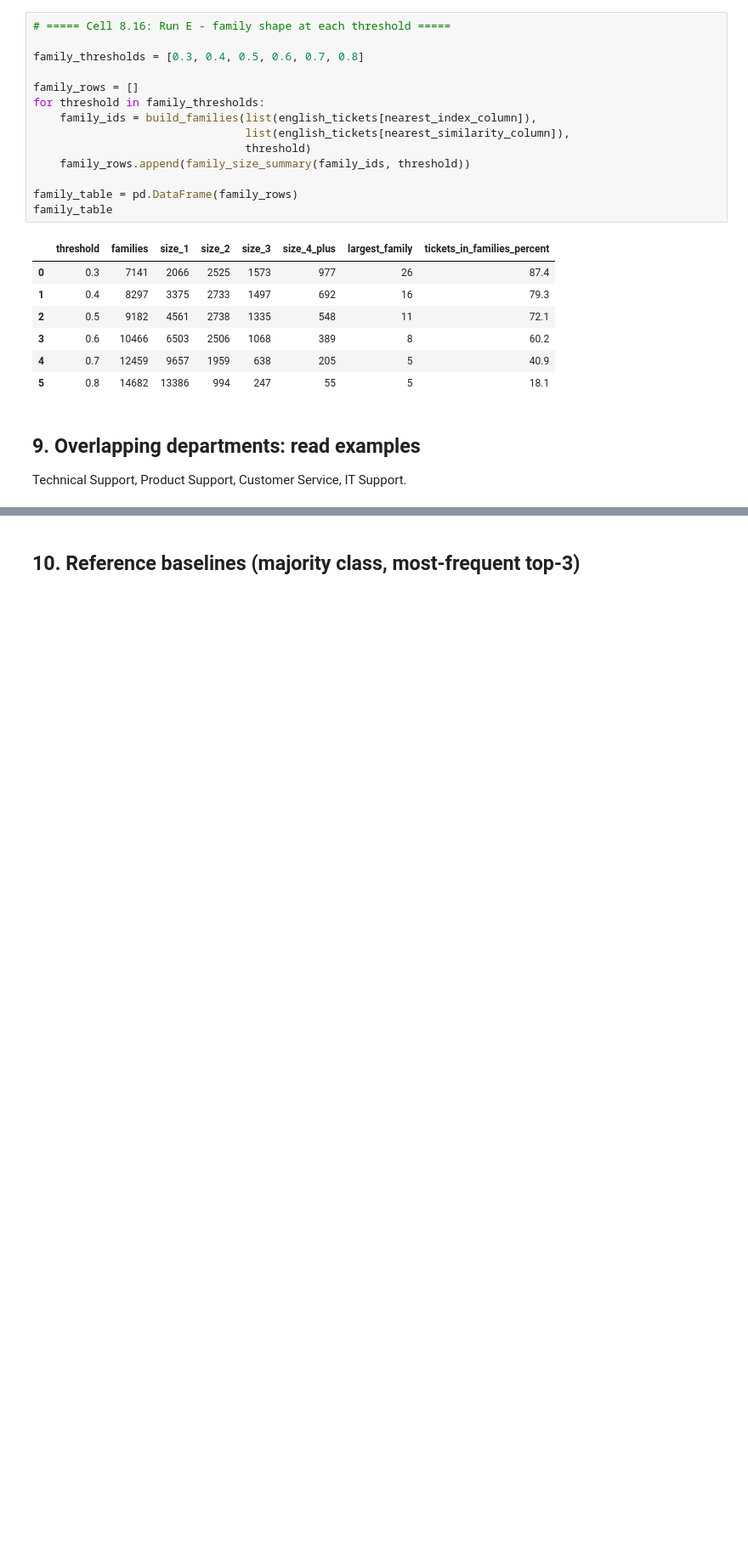
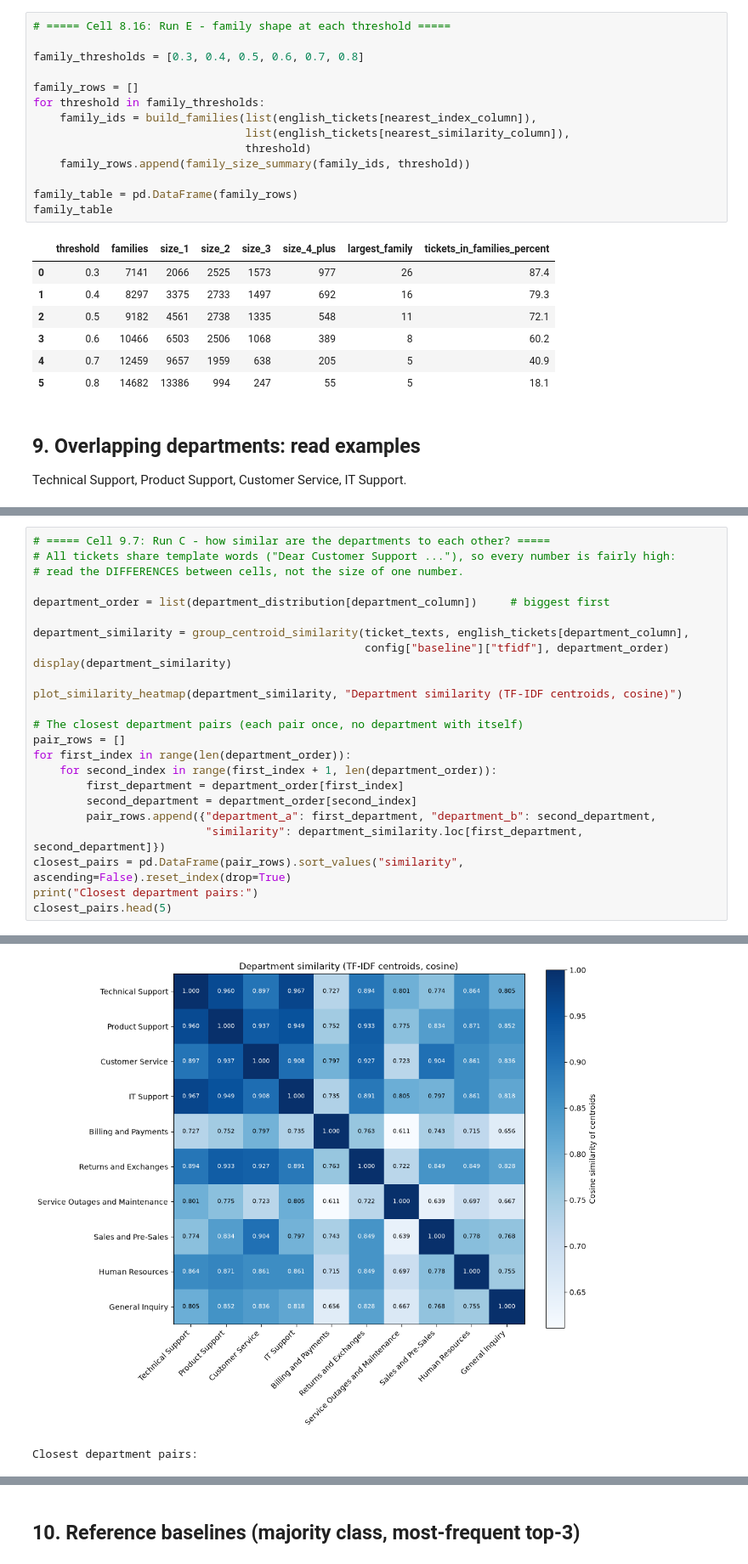
Before and after one commit to nhahub/NHA-5-168, a Jupyter notebook: notebooks/01_eda.ipynb, the cells around one changed output, grey strips where cells are left out. Shown at 85% size. Cells and saved outputs as stored; diff of their text form; blank space fills up the shorter version.

```diff
--- a/notebooks/01_eda.ipynb
+++ b/notebooks/01_eda.ipynb
@@ -1812,0 +2138,25 @@ Technical Support, Product Support, Customer Service, IT Support.
+# %%
+# ===== Cell 9.7: Run C - how similar are the departments to each other? =====
+# All tickets share template words ("Dear Customer Support ..."), so every number is fairly high:
+# read the DIFFERENCES between cells, not the size of one number.
+
+department_order = list(department_distribution[department_column])     # biggest first
+
+department_similarity = group_centroid_similarity(ticket_texts, english_tickets[department_column],
+                                                  config["baseline"]["tfidf"], department_order)
+display(department_similarity)
+
+plot_similarity_heatmap(department_similarity, "Department similarity (TF-IDF centroids, cosine)")
+
+# The closest department pairs (each pair once, no department with itself)
+pair_rows = []
+for first_index in range(len(department_order)):
+    for second_index in range(first_index + 1, len(department_order)):
+        first_department = department_order[first_index]
+        second_department = department_order[second_index]
+        pair_rows.append({"department_a": first_department, "department_b": second_department,
+                          "similarity": department_similarity.loc[first_department, second_department]})
+closest_pairs = pd.DataFrame(pair_rows).sort_values("similarity", ascending=False).reset_index(drop=True)
+print("Closest department pairs:")
+closest_pairs.head(5)
+# %% [output]
@@ -1812,0 +2174,2 @@ Technical Support, Product Support, Customer Service, IT Support.
+[figure, added]
+Closest department pairs:
```
Also changed, not shown: parts of 14 cells of this notebook, 7 other files.
